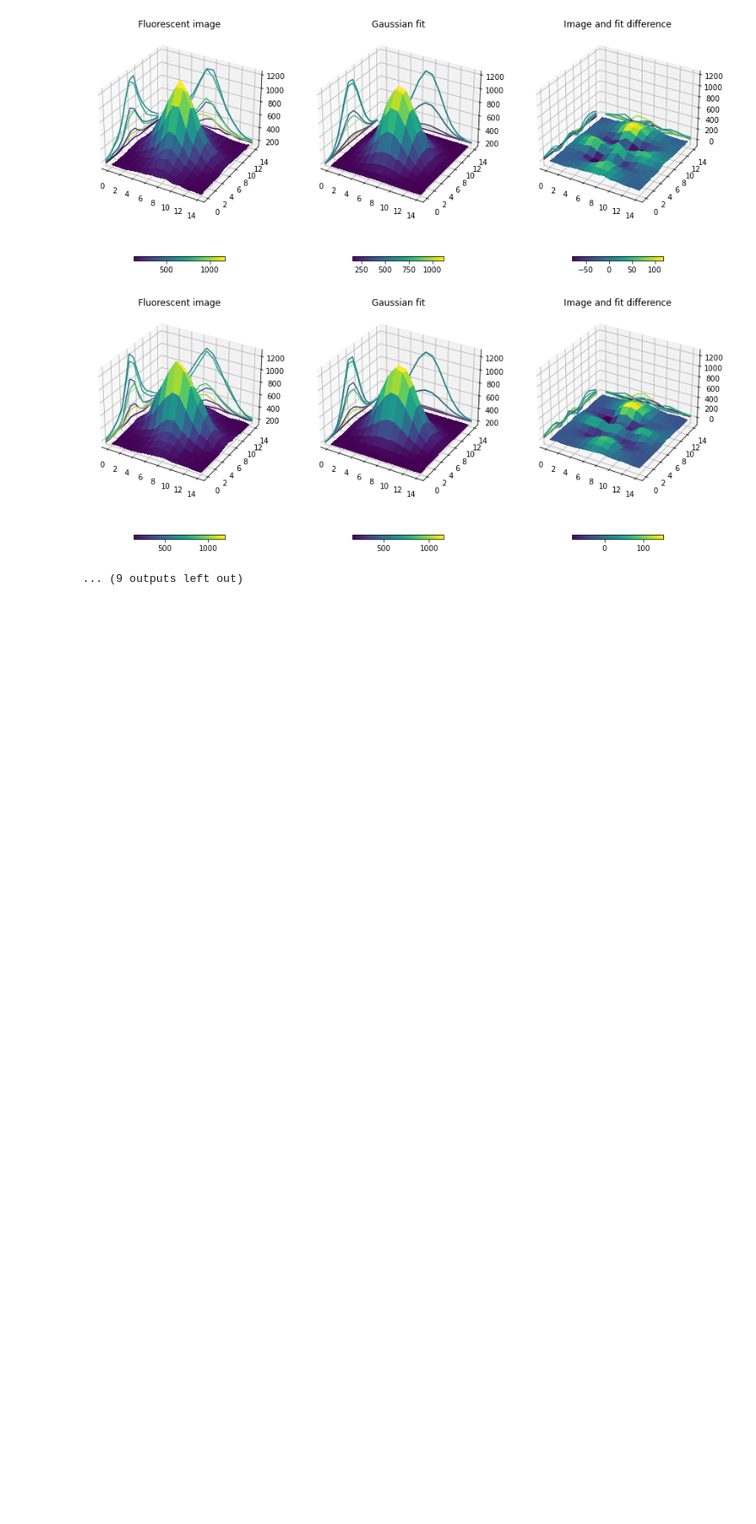
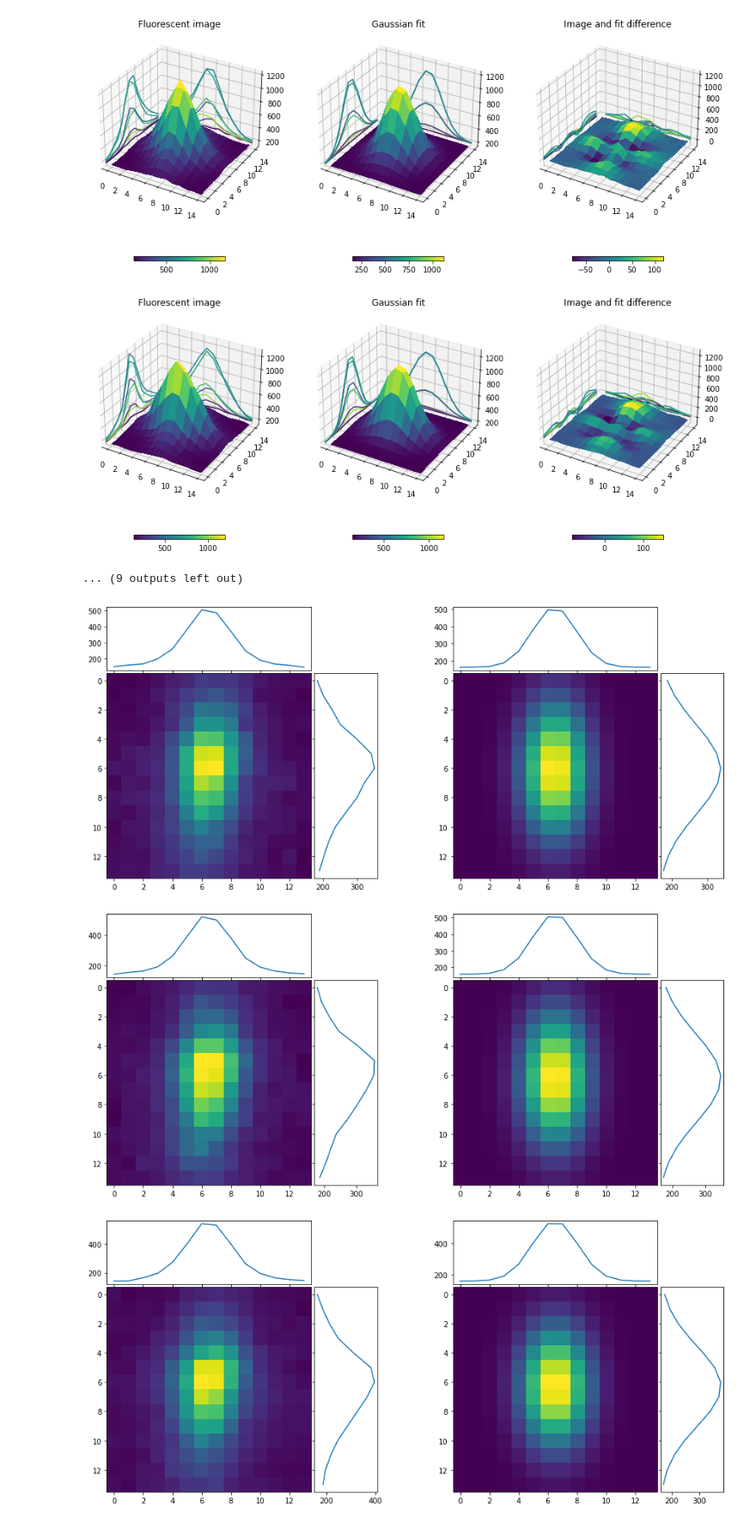
Before and after one commit to Konrad-git-code/Aspp2021-MyProject, a Jupyter notebook: testing_code_and_plotting.ipynb, the cells around one changed output. Shown at 86% size. Saved outputs shown, nothing was run; the diff lists cells and outputs as text; code cells hidden in the pictures; blank space fills up the shorter version.

```diff
--- a/testing_code_and_plotting.ipynb
+++ b/testing_code_and_plotting.ipynb
@@ -159,7 +159,7 @@ def gaussian2DFit(XY, x0, y0, sigmax, sigmay, amp, background):
 
         Parameters
         ----------
-        XY : iterable object
+        XY : ndarray
             matrix to fit the Gaussian function
         x0 : int, float
             x-coordinate of a centroid
@@ -168,7 +168,7 @@ def gaussian2DFit(XY, x0, y0, sigmax, sigmay, amp, background):
         sigmax : int, float
             standard deviation of the Gaussian function along the x-axis
         sigmay : int, float
-            standard deviation of the Gaussian function along the x-axis
+            standard deviation of the Gaussian function along the y-axis
         amp : float
             amplitude of the Gaussian function
         background : float
@@ -176,8 +176,8 @@ def gaussian2DFit(XY, x0, y0, sigmax, sigmay, amp, background):
 
         Returns
         ----------
-        iterable object
-            Gaussian function evaulated with the given parameters
+        ndarray
+            Gaussian function evaluated with the given parameters
 
         """
         X, Y = XY
@@ -193,12 +193,12 @@ def getFitParam(im):
 
         Parameters
         ----------
-        im : iterable object
+        im : ndarray
             matrix to fit the Gaussian function and estimate the fit parameters for
 
         Returns
         ----------
-        iterable object
+        ndarray
             array of two-dimensional Gaussian fit parameters
         """
         x = np.linspace(0, im.shape[1], im.shape[1])
@@ -304,15 +304,15 @@ def plot_fit_projections_3D(im, ax):
 
     Parameters
     ----------
-    im : iterable object
-        Gaussian function evaulated with the given parameters
-    ax : axes 3D subplot object
+    im : ndarray
+        Gaussian function evaluated with the given parameters
+    ax : `~matplotlib.axes.Axes`
         axes to plot the surface in
 
     """
     X, Y = np.meshgrid(np.linspace(0, im.shape[0], im.shape[0]), np.linspace(0, im.shape[1], im.shape[1]))
     p = ax.plot_surface(X, Y, im, rstride=1, cstride=1, cmap=cm.viridis, linewidth=0, antialiased=False)
-    fig.colorbar(p, shrink=0.5, orientation='horizontal')
+    plt.colorbar(p, shrink=0.5, orientation='horizontal')
 
     cset = ax.contour(X, Y, im, zdir='x', offset=-1, cmap=cm.viridis)
     cset = ax.contour(X, Y, im, zdir='y', offset=im.shape[0]+1, cmap=cm.viridis)
@@ -384,3 +384,47 @@ for i in im_indices:
 [figure]
 [figure]
 ... (9 outputs left out)
+# %%
+left, width = 0.1, 0.65
+bottom, height = 0.1, 0.65
+right = 1.2
+spacing = 0.010
+
+im_indices = np.arange(15, 26)
+x0, y0 = 1085, 392
+
+for i in im_indices:
+    im = plt.imread("./zStack_3D/img_1" + str(i) + ".tif")
+    im = im[y0-7:y0+7, x0-7:x0+7]
+
+    X, Y = np.meshgrid(np.linspace(0, im.shape[0], im.shape[0]), np.linspace(0, im.shape[1], im.shape[1]))
+    param_opt = getFitParam(im)
+    im_fit = np.array(gaussian2DFit((X,Y), param_opt[0], param_opt[1], param_opt[2], param_opt[3], param_opt[4], param_opt[5]))
+
+    rect_mid = [left, bottom, width, height]
+    rect_plotx = [left, bottom + height + spacing, width, 0.2]
+    rect_ploty = [left + width + spacing, bottom, 0.2, height]
+
+    fig = plt.figure(figsize=(6, 6))
+
+    #plot the image
+    ax = fig.add_subplot(1, 2, 1, position=rect_mid)
+    ax_plotx = fig.add_axes(rect_plotx, sharex=ax)
+    ax_ploty = fig.add_axes(rect_ploty, sharey=ax)
+
+    ax = plot_fit_projections(im, ax, ax_plotx, ax_ploty)
+
+    #plot the Gaussian fit of the image
+    rect_mid = [right, bottom, width, height]
+    rect_plotx = [right, bottom + height + spacing, width, 0.2]
+    rect_ploty = [right + width + spacing, bottom, 0.2, height]
+
+    ax = fig.add_subplot(1, 2, 2, position=rect_mid)
+    ax_plotx = fig.add_axes(rect_plotx, sharex=ax)
+    ax_ploty = fig.add_axes(rect_ploty, sharey=ax)
+
+    ax = plot_fit_projections(im_fit.reshape(14,14), ax, ax_plotx, ax_ploty)
+# %% [output]
+[figure, added]
+[figure, added]
+[figure, added]
```
Also changed, not shown: parts of 4 cells of this notebook, 3 other files.
